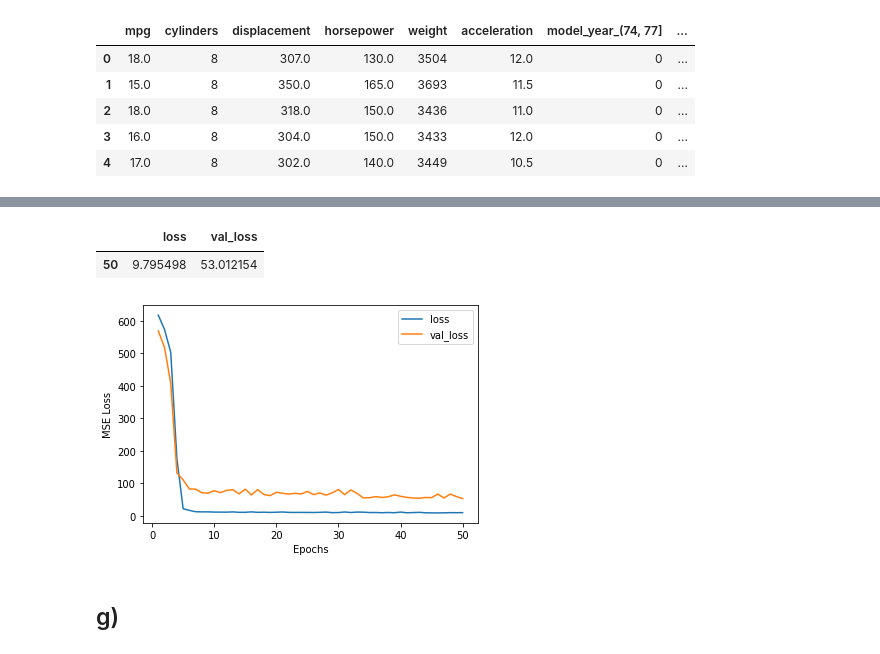
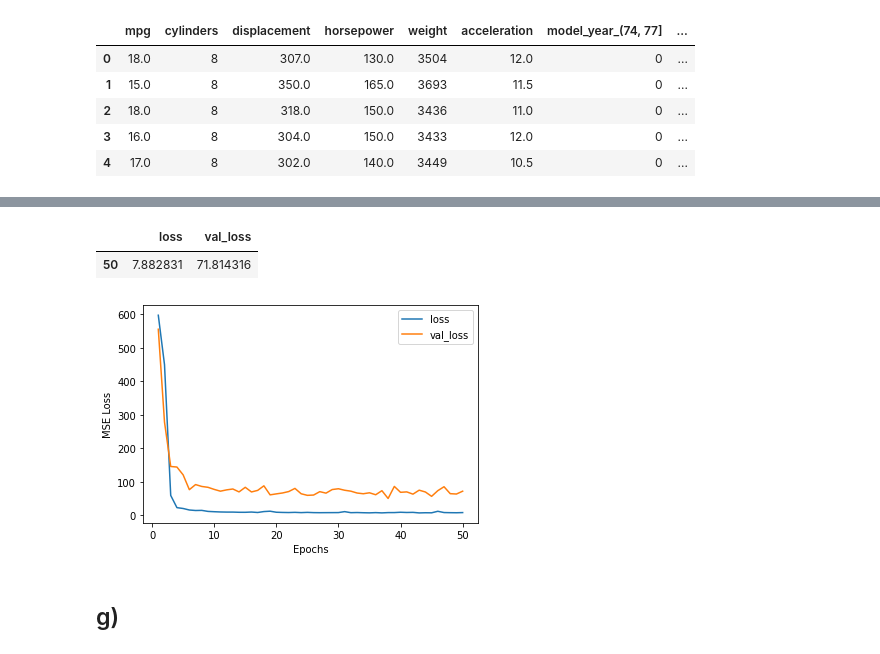
Before and after one commit to felix-tjernberg/ai21-deep-learning, a Jupyter notebook: exercises/exercise-0.ipynb, the cells around one changed output, grey strips where cells are left out. Drawn from its saved outputs; the diff is of its cells as text; code cells hidden in the pictures.

```diff
--- a/exercises/exercise-0.ipynb
+++ b/exercises/exercise-0.ipynb
@@ -351,10 +361,10 @@ test_model(create_model_6())
 def create_model_7():
     model = Sequential(name="model_7")
     model.add(InputLayer(imputed_X_near_neighbour.shape[1]))
-    model.add(Dense(4, name="hidden_layer1", activation='relu'))
-    model.add(Dense(4, name="hidden_layer2", activation='relu'))
-    model.add(Dense(4, name="hidden_layer3", activation='relu'))
-    model.add(Dense(4, name="hidden_layer4", activation='relu'))
+    model.add(Dense(16, name="hidden_layer1", activation='relu'))
+    model.add(Dense(16, name="hidden_layer2", activation='relu'))
+    model.add(Dense(16, name="hidden_layer3", activation='relu'))
+    model.add(Dense(16, name="hidden_layer4", activation='relu'))
     model.add(Dense(1, name="output_layer"))
     model.compile(loss="mean_squared_error", optimizer=SGD(0.001))
     return model
@@ -366,5 +376,5 @@ test_model(create_model_7())
 |  | loss | val_loss |
-| 50 | 9.795498 | 53.012154 |
+| 50 | 7.882831 | 71.814316 |
-[figure, old version]
+[figure, new version]
 # %% [markdown]
 ## g)
```
Also changed, not shown: parts of 14 cells of this notebook.
